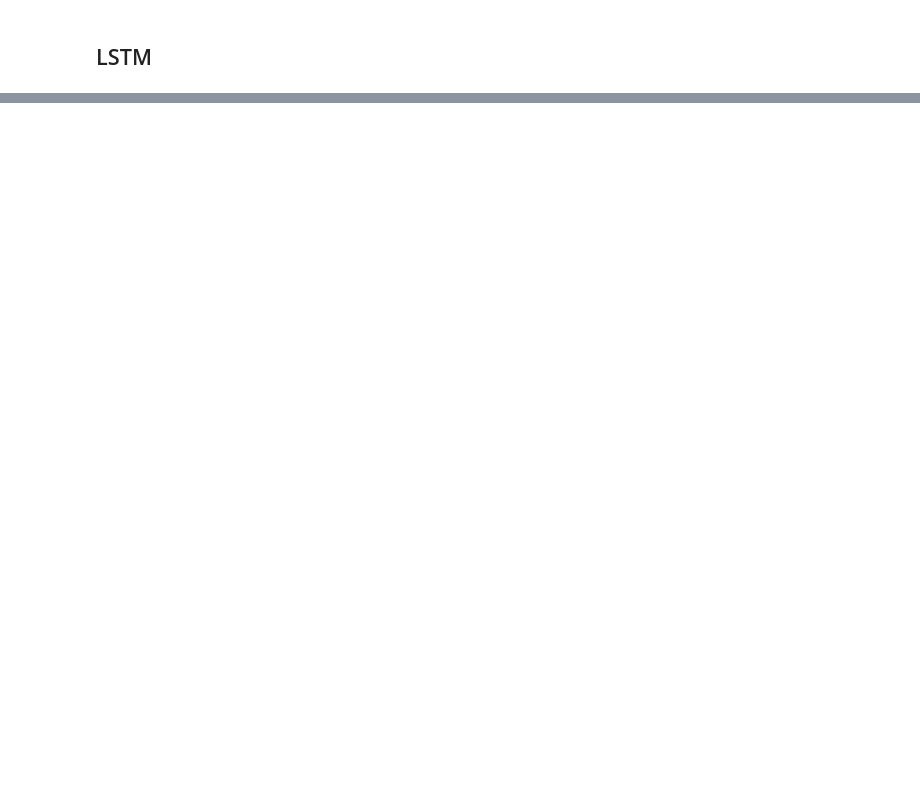
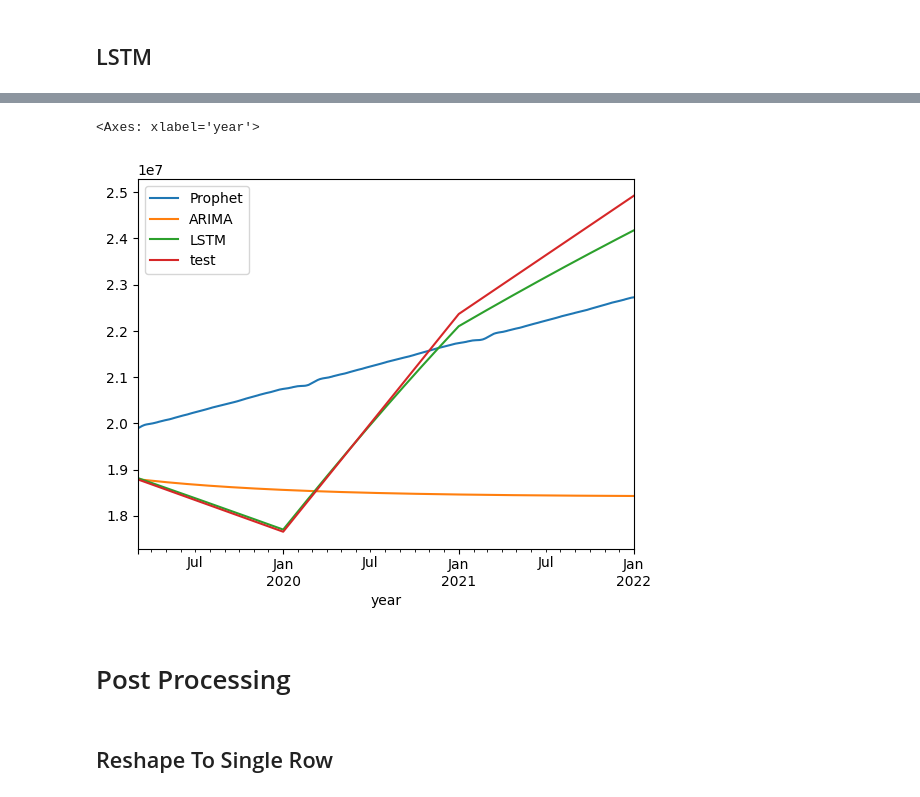
Before and after one commit to yahyafati/business-time-series-analysis, a Jupyter notebook: notebook.ipynb, the cells around one changed output, grey strips where cells are left out. Saved outputs shown, nothing was run; the diff lists cells and outputs as text; code cells hidden in the pictures; blank space fills up the shorter version.

Commit message:
added single file

```diff
--- a/notebook.ipynb
+++ b/notebook.ipynb
@@ -395,3 +442,9 @@ def train_all_models(data, test_ratio=.2):
         }
 
     }
+# %%
+df = pd.read_csv(file_name, delimiter=";")
+df = general_preprocessing(df, n)
+# %%
+unique_ids = list(df.columns[1:])
+final_df = pd.DataFrame()
@@ -414,3 +545,4 @@ Epoch 2/2
 # %%
-true_values = results["true"]
+train = results["train"]
+test = results["test"]
 predictions = results["models"]
@@ -416,0 +562,6 @@ predictions = results["models"]
+# %%
+predictions_df = pd.DataFrame(same_size_predictions)
+predictions_df["year"] = test.index
+predictions_df["year"] = pd.to_datetime(predictions_df["year"])
+predictions_df = predictions_df.set_index("year")
+predictions_df.head()
@@ -416,0 +576,10 @@ predictions = results["models"]
+# %%
+predictions_df["test"] = test.rate.values
+predictions_df.plot()
+# %% [output]
+<Axes: xlabel='year'>
+[figure, added]
+# %% [markdown]
+# Post Processing
+# %% [markdown]
+## Reshape To Single Row
```
Also changed, not shown: parts of 44 cells of this notebook, 1 other file.
